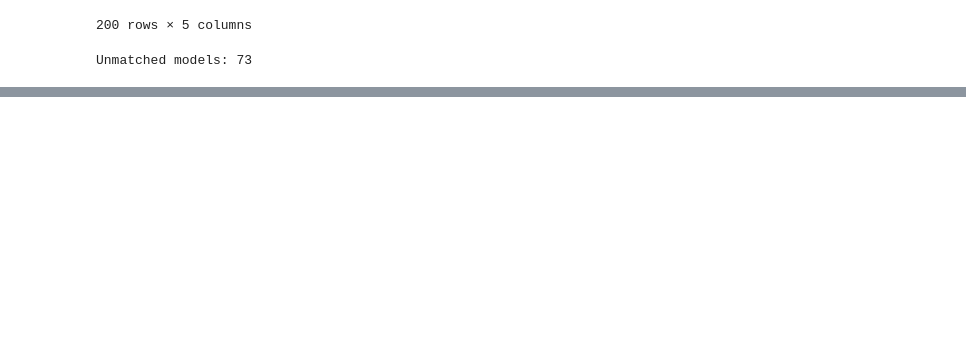
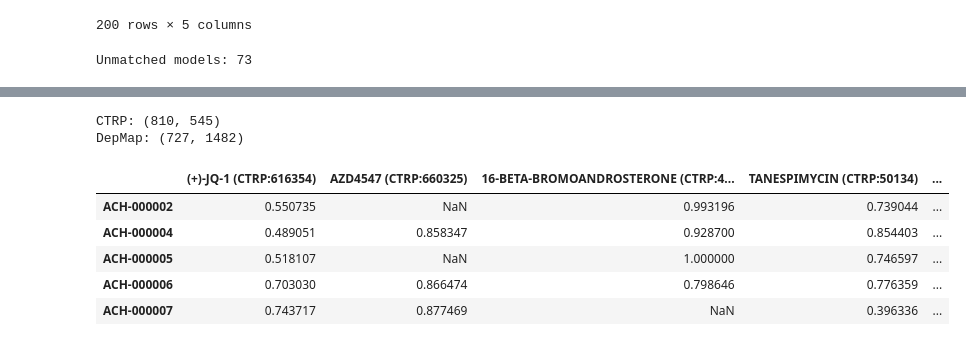
Before and after one commit to zuhany/cell_lines_pv_26, a Jupyter notebook: notebooks/glioma.ipynb, the cells around one changed output, grey strips where cells are left out. Drawn from its saved outputs; the diff is of its cells as text; code cells hidden in the pictures; blank space fills up the shorter version.

```diff
--- a/notebooks/glioma.ipynb
+++ b/notebooks/glioma.ipynb
@@ -255,0 +341,24 @@ Name: count, dtype: int64
+# %%
+ctrp = pd.read_csv(
+    "../raw_data/sensitivity/glioma/Drug_sensitivity_AUC_(CTD^2)_subsetted.csv",
+    index_col=0
+)
+
+depmap = pd.read_csv(
+    "../raw_data/sensitivity/glioma/Drug_sensitivity_AUC_(PRISM_Repurposing_Secondary_Screen)_subsetted.csv",
+    index_col=0
+)
+
+print("CTRP:", ctrp.shape, "\nDepMap:", depmap.shape)
+# %% [output]
+CTRP: (810, 545)
+DepMap: (727, 1482)
+# %%
+ctrp.iloc[:5, :5]
+# %% [output]
+|  | (+)-JQ-1 (CTRP:616354) | AZD4547 (CTRP:660325) | 16-BETA-BROMOANDROSTERONE (CTRP:4... | TANESPIMYCIN (CTRP:50134) | ... |
+| ACH-000002 | 0.550735 | NaN | 0.993196 | 0.739044 | ... |
+| ACH-000004 | 0.489051 | 0.858347 | 0.928700 | 0.854403 | ... |
+| ACH-000005 | 0.518107 | NaN | 1.000000 | 0.746597 | ... |
+| ACH-000006 | 0.703030 | 0.866474 | 0.798646 | 0.776359 | ... |
+| ACH-000007 | 0.743717 | 0.877469 | NaN | 0.396336 | ... |
```
Also changed, not shown: parts of 26 cells of this notebook.
